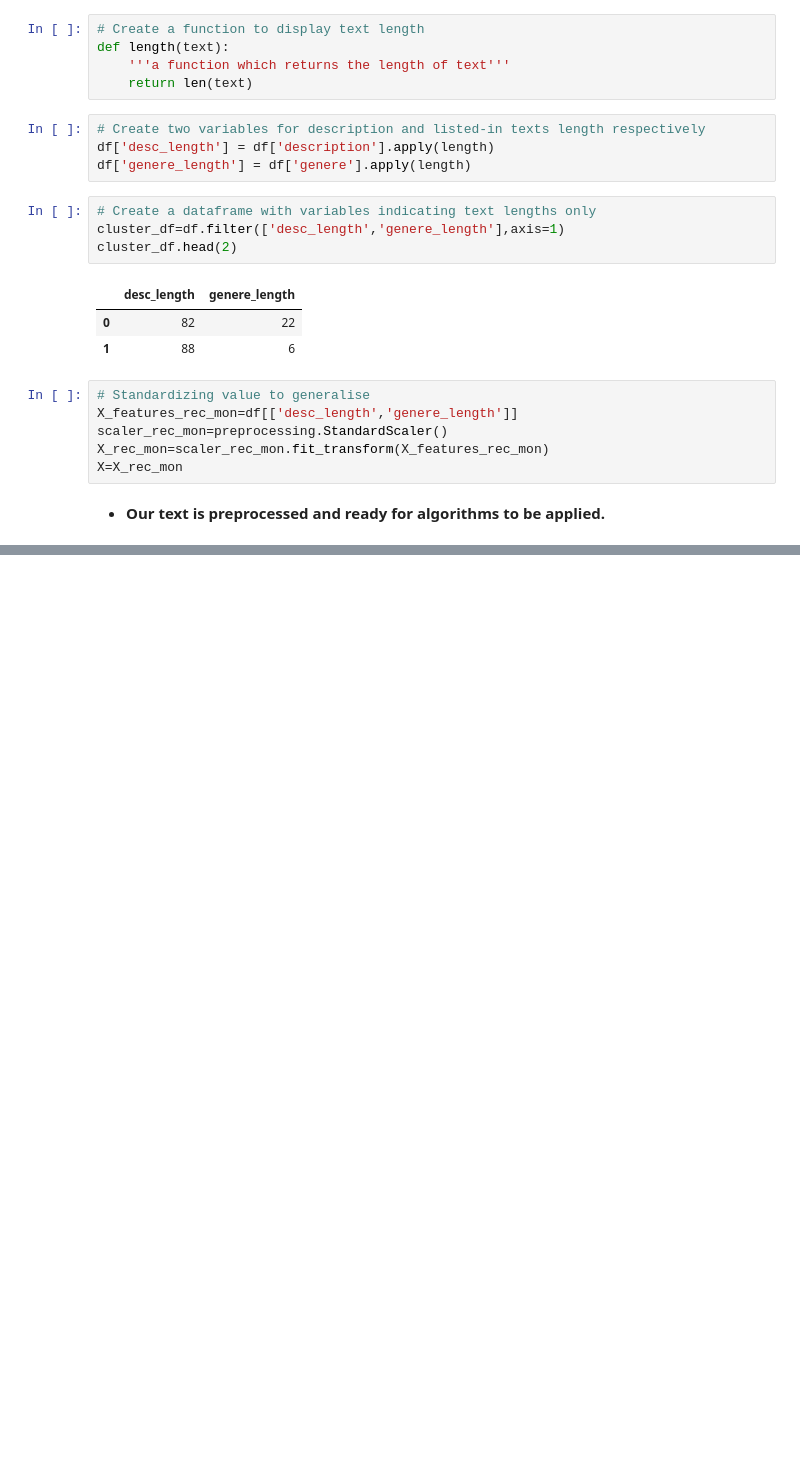
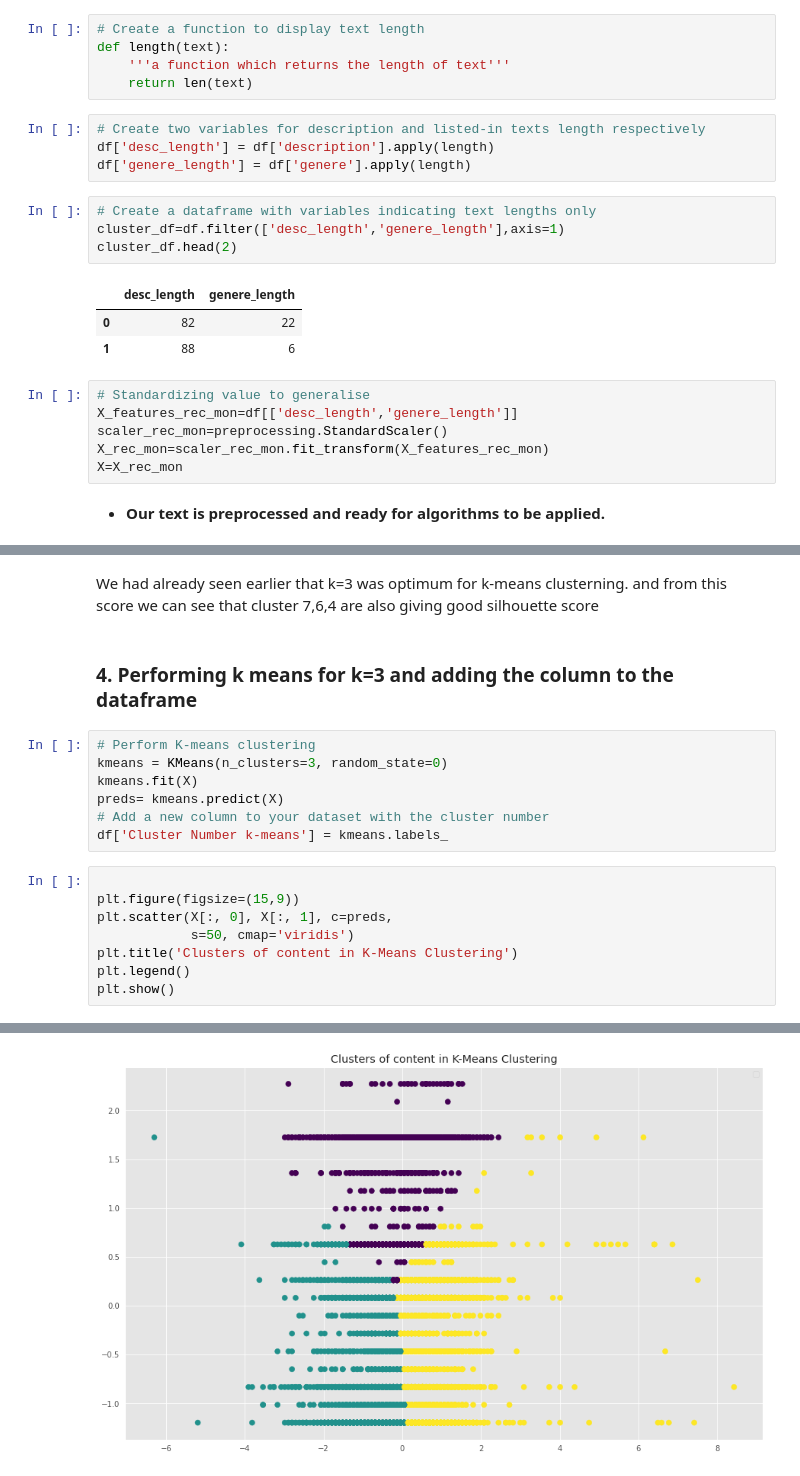
Before and after one commit to Samarjeet-singh-chhabra/NETFLIX-MOVIES-AND-TV-SHOWS-CLUSTERING, a Jupyter notebook: COLAB_|_CP_4_|_NETFLIX_MOVIES_AND_TV_SHOWS_CLUSTERING_|_SAMARJEET.ipynb, the cells around one changed output, grey strips where cells are left out. Drawn from its saved outputs; the diff is of its cells as text; blank space fills up the shorter version.

```diff
--- a/COLAB_|_CP_4_|_NETFLIX_MOVIES_AND_TV_SHOWS_CLUSTERING_|_SAMARJEET.ipynb
+++ b/COLAB_|_CP_4_|_NETFLIX_MOVIES_AND_TV_SHOWS_CLUSTERING_|_SAMARJEET.ipynb
@@ -956,0 +1118,20 @@ X=X_rec_mon
+# %% [markdown]
+We had already seen earlier that k=3 was optimum for k-means clusterning. and from this score we can see that cluster 7,6,4 are also giving good silhouette score
+# %% [markdown]
+### 4. Performing k means for k=3 and adding the column to the dataframe
+# %%
+# Perform K-means clustering
+kmeans = KMeans(n_clusters=3, random_state=0)
+kmeans.fit(X)
+preds= kmeans.predict(X)
+# Add a new column to your dataset with the cluster number
+df['Cluster Number k-means'] = kmeans.labels_
+# %%
+
+plt.figure(figsize=(15,9))
+plt.scatter(X[:, 0], X[:, 1], c=preds,
+            s=50, cmap='viridis')
+plt.title('Clusters of content in K-Means Clustering')
+plt.legend()
+plt.show()
+# %% [output]
@@ -956,0 +1139 @@ X=X_rec_mon
+[figure, added]
```
Also changed, not shown: parts of 50 cells of this notebook.
